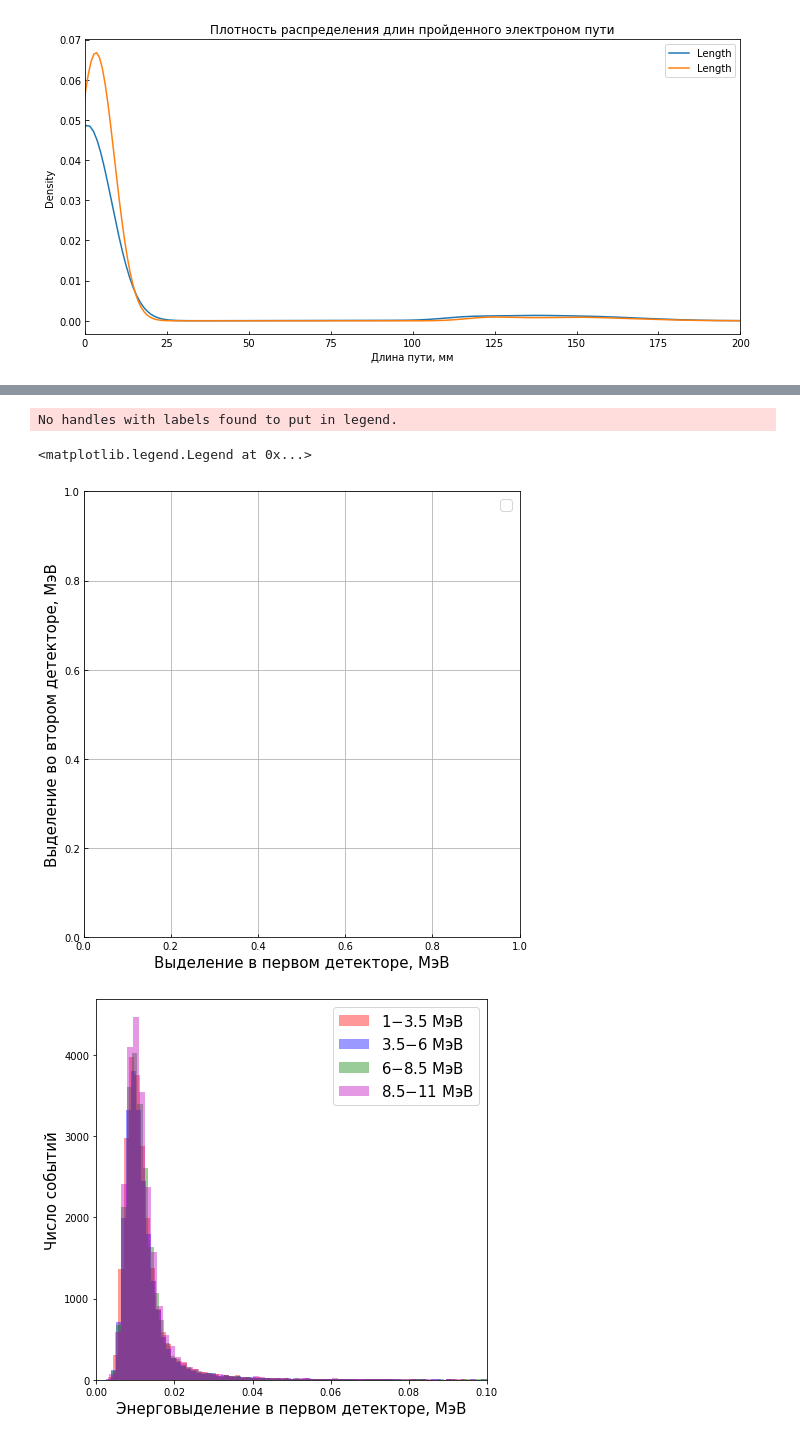
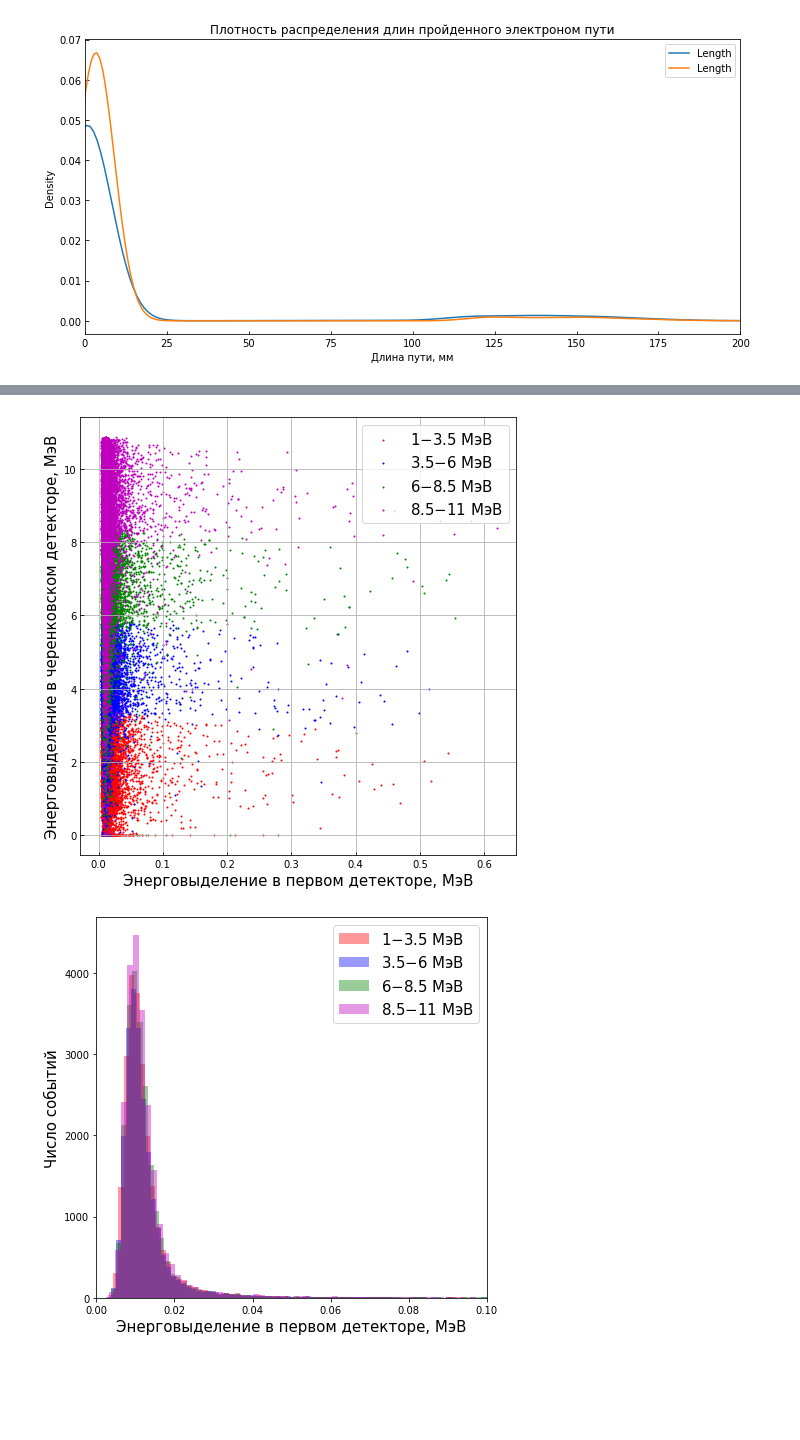
Before and after one commit to SanTelva/Cherencov, a Jupyter notebook: Untitled.ipynb, the cells around one changed output, grey strips where cells are left out. Saved outputs shown, nothing was run; the diff lists cells and outputs as text; code cells hidden in the pictures; blank space fills up the shorter version.

```diff
--- a/Untitled.ipynb
+++ b/Untitled.ipynb
@@ -125,34 +125,32 @@ df.describe()
 # %%
 
 fig, ax = plt.subplots(figsize=(7,7))
 #ax.set_title(label="Плотность распределения длин пройденного электроном пути")
 
 #ax.set_xlim(left=0.0, right=3.0)
 #ax.set_ylim(bottom = 0., top = 12.0)
 #ax.set_yscale('log')
 #ax.set_xscale('log')
 #ax.set_ylim(bottom=0, top = 0.15)
-ax.set_xlabel('Выделение в первом детекторе, МэВ', fontsize=15)
-ax.set_ylabel('Выделение во втором детекторе, МэВ', fontsize=15)
+ax.set_xlabel('Энерговыделение в первом детекторе, МэВ', fontsize=15)
+ax.set_ylabel('Энерговыделение в черенковском детекторе, МэВ', fontsize=15)
 ax.grid(True)
 ax.tick_params(direction = 'in')
 fig.tight_layout()
 df1 = df[(df['Eprim'] <= 3.5) & (df['Eprim'] >= 1)]
 df2 = df[(df['Eprim'] >= 3.5) & (df['Eprim'] <= 6)]
 df3 = df[(df['Eprim'] >= 6) & (df['Eprim'] <= 8.5)]
 df4 = df[(df['Eprim'] >= 8.5) & (df['Eprim'] <= 11)]
-#plt.scatter(df1['edepSi1'], df1['edepSi2'], s=1,c='r', label = '1$-$3.5 МэВ')
-#plt.scatter(df2['edepSi1'], df2['edepSi2'], s=1,c='b', label = '3.5$-$6 МэВ')
-#plt.scatter(df3['edepSi1'], df3['edepSi2'], s=1,c='g', label = '6$-$8.5 МэВ')
-#plt.scatter(df4['edepSi1'], df4['edepSi2'], s=1,c='m', label = '8.5$-$11 МэВ')
+plt.scatter(df1['edepSi1'], df1['edepSiC'], s=1,c='r', label = '1$-$3.5 МэВ')
+plt.scatter(df2['edepSi1'], df2['edepSiC'], s=1,c='b', label = '3.5$-$6 МэВ')
+plt.scatter(df3['edepSi1'], df3['edepSiC'], s=1,c='g', label = '6$-$8.5 МэВ')
+plt.scatter(df4['edepSi1'], df4['edepSiC'], s=1,c='m', label = '8.5$-$11 МэВ')
 
 
 ax.legend(fontsize=15)
-#plt.savefig("Result/Si12CorrPlot.png")
+plt.savefig("Result/Si1CorrPlot.png")
 # %% [output]
-No handles with labels found to put in legend.
-<matplotlib.legend.Legend at 0x...>
-[figure, old version]
+[figure, new version]
 # %%
 fig, ax = plt.subplots(figsize=(7,7))
 ax.set_xlim(right = 0.1)
```
Also changed, not shown: 3 other files.
